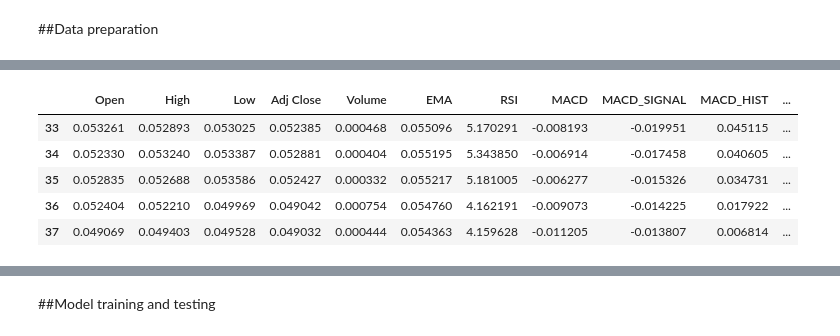
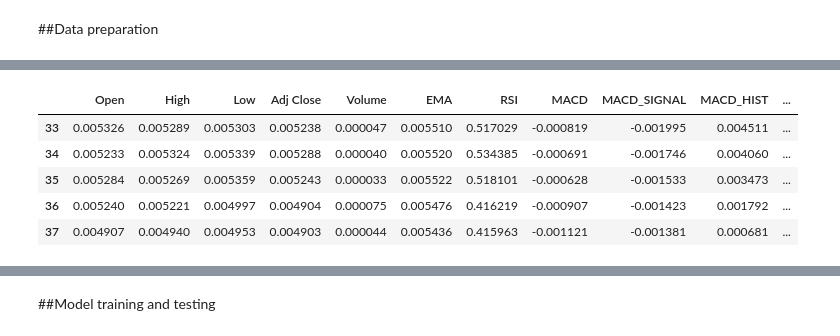
Before and after one commit to Nugenesis-Batch-3/ml-bitcoin-prediction, a Jupyter notebook: notebooks/LSTM_CodeTrading_1.ipynb, the cells around one changed output, grey strips where cells are left out. Drawn from its saved outputs; the diff is of its cells as text; code cells hidden in the pictures.

```diff
--- a/notebooks/LSTM_CodeTrading_1.ipynb
+++ b/notebooks/LSTM_CodeTrading_1.ipynb
@@ -167,5 +167,6 @@ data.shape
 # %%
-data_set = data.iloc[:, 1:-1]
+data_set = data.iloc[:, 1:]
+data_set.shape
 data_set.head()
 # %% [output]
 |  | Open | High | Low | Adj Close | Volume | EMA | RSI | MACD | MACD_SIGNAL | MACD_HIST | ... |
@@ -177,12 +178,12 @@ data_set.head()
 # %%
 #Normalizing the data
 data_max = data_set.max()
-data_set_scaled = data_set.divide(data_max) * 10
+data_set_scaled = data_set.divide(data_max)
 data_set_scaled.head()
 # %% [output]
 |  | Open | High | Low | Adj Close | Volume | EMA | RSI | MACD | MACD_SIGNAL | MACD_HIST | ... |
-| 33 | 0.053261 | 0.052893 | 0.053025 | 0.052385 | 0.000468 | 0.055096 | 5.170291 | -0.008193 | -0.019951 | 0.045115 | ... |
-| 34 | 0.052330 | 0.053240 | 0.053387 | 0.052881 | 0.000404 | 0.055195 | 5.343850 | -0.006914 | -0.017458 | 0.040605 | ... |
-| 35 | 0.052835 | 0.052688 | 0.053586 | 0.052427 | 0.000332 | 0.055217 | 5.181005 | -0.006277 | -0.015326 | 0.034731 | ... |
-| 36 | 0.052404 | 0.052210 | 0.049969 | 0.049042 | 0.000754 | 0.054760 | 4.162191 | -0.009073 | -0.014225 | 0.017922 | ... |
-| 37 | 0.049069 | 0.049403 | 0.049528 | 0.049032 | 0.000444 | 0.054363 | 4.159628 | -0.011205 | -0.013807 | 0.006814 | ... |
+| 33 | 0.005326 | 0.005289 | 0.005303 | 0.005238 | 0.000047 | 0.005510 | 0.517029 | -0.000819 | -0.001995 | 0.004511 | ... |
+| 34 | 0.005233 | 0.005324 | 0.005339 | 0.005288 | 0.000040 | 0.005520 | 0.534385 | -0.000691 | -0.001746 | 0.004060 | ... |
+| 35 | 0.005284 | 0.005269 | 0.005359 | 0.005243 | 0.000033 | 0.005522 | 0.518101 | -0.000628 | -0.001533 | 0.003473 | ... |
+| 36 | 0.005240 | 0.005221 | 0.004997 | 0.004904 | 0.000075 | 0.005476 | 0.416219 | -0.000907 | -0.001423 | 0.001792 | ... |
+| 37 | 0.004907 | 0.004940 | 0.004953 | 0.004903 | 0.000044 | 0.005436 | 0.415963 | -0.001121 | -0.001381 | 0.000681 | ... |
```
Also changed, not shown: parts of 11 cells of this notebook, 1 other file.
